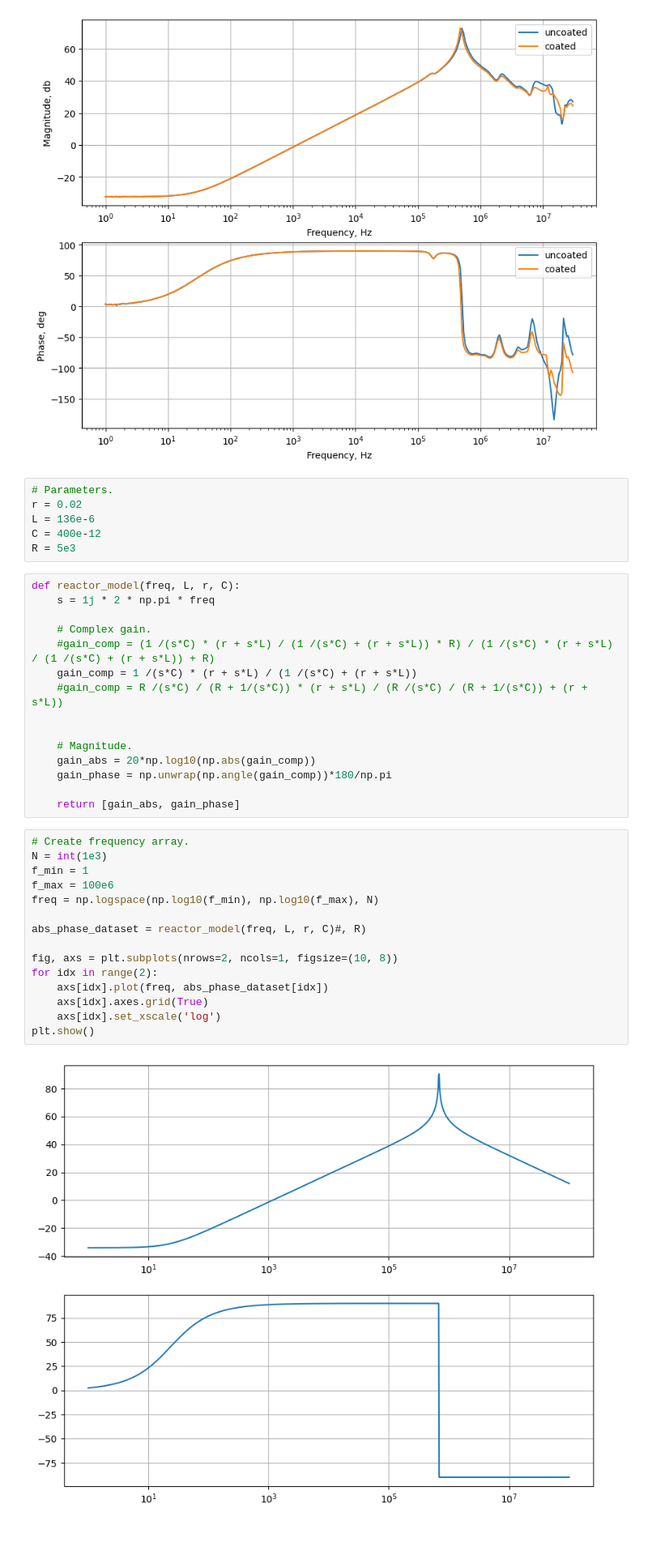
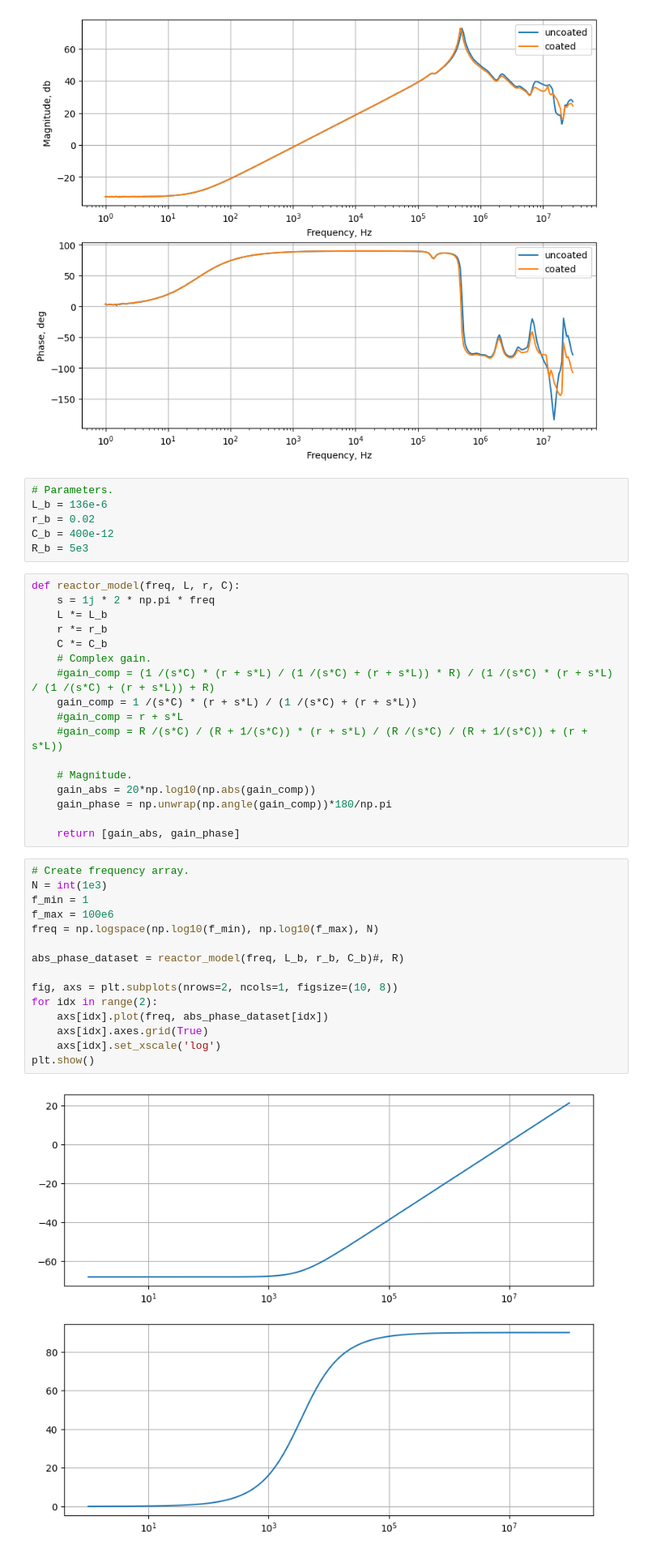
Before and after one commit to romangorbunov91/frequency-models, a Jupyter notebook: notebook.ipynb, the cells around one changed output. Shown: that part at 81% size. Drawn from its saved outputs; the diff is of its cells as text.

```diff
--- a/notebook.ipynb
+++ b/notebook.ipynb
@@ -54,19 +54,21 @@ plt.show()
 [figure]
 # %%
 # Parameters.
-r = 0.02
-L = 136e-6
-C = 400e-12
-R = 5e3
+L_b = 136e-6
+r_b = 0.02
+C_b = 400e-12
+R_b = 5e3
 # %%
 def reactor_model(freq, L, r, C):
     s = 1j * 2 * np.pi * freq
-
+    L *= L_b
+    r *= r_b
+    C *= C_b
     # Complex gain.
     #gain_comp = (1 /(s*C) * (r + s*L) / (1 /(s*C) + (r + s*L)) * R) / (1 /(s*C) * (r + s*L) / (1 /(s*C) + (r + s*L)) + R)
     gain_comp = 1 /(s*C) * (r + s*L) / (1 /(s*C) + (r + s*L))
+    #gain_comp = r + s*L
     #gain_comp = R /(s*C) / (R + 1/(s*C)) * (r + s*L) / (R /(s*C) / (R + 1/(s*C)) + (r + s*L))
-
 
     # Magnitude.
     gain_abs = 20*np.log10(np.abs(gain_comp))
@@ -76,20 +78,20 @@ def reactor_model(freq, L, r, C):
 # %%
 # Create frequency array.
 N = int(1e3)
 f_min = 1
 f_max = 100e6
 freq = np.logspace(np.log10(f_min), np.log10(f_max), N)
 
-abs_phase_dataset = reactor_model(freq, L, r, C)#, R)
+abs_phase_dataset = reactor_model(freq, L_b, r_b, C_b)#, R)
 
 fig, axs = plt.subplots(nrows=2, ncols=1, figsize=(10, 8))
 for idx in range(2):
     axs[idx].plot(freq, abs_phase_dataset[idx])
     axs[idx].axes.grid(True)
     axs[idx].set_xscale('log')
 plt.show()
 # %% [output]
-[figure, old version]
+[figure, new version]
 # %% [markdown]
 Амплитудная характеристика принята в качестве отклика.
 # %%
```
Also changed, not shown: parts of 5 cells of this notebook.
